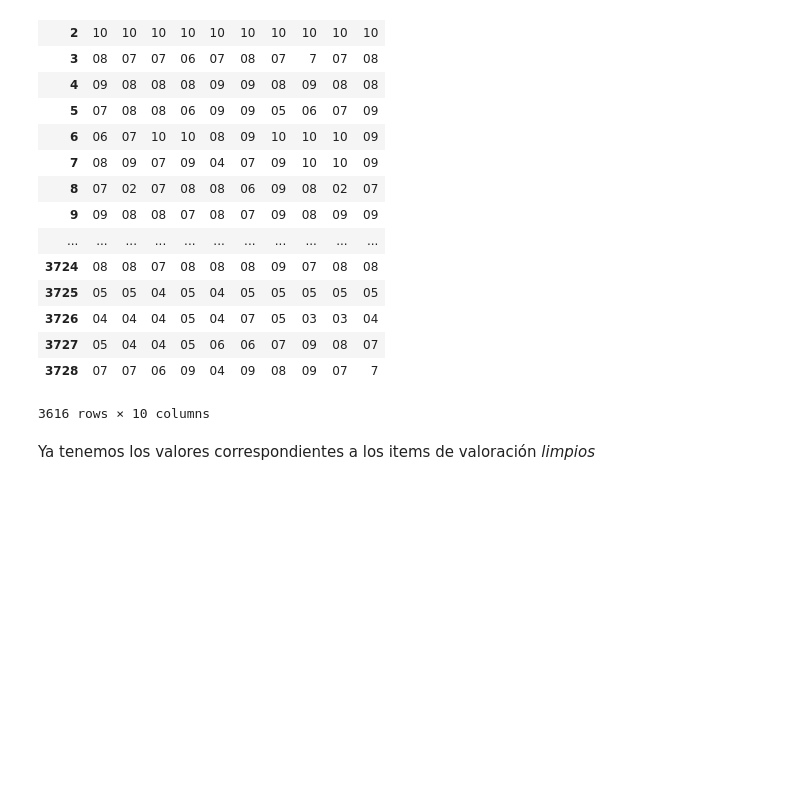
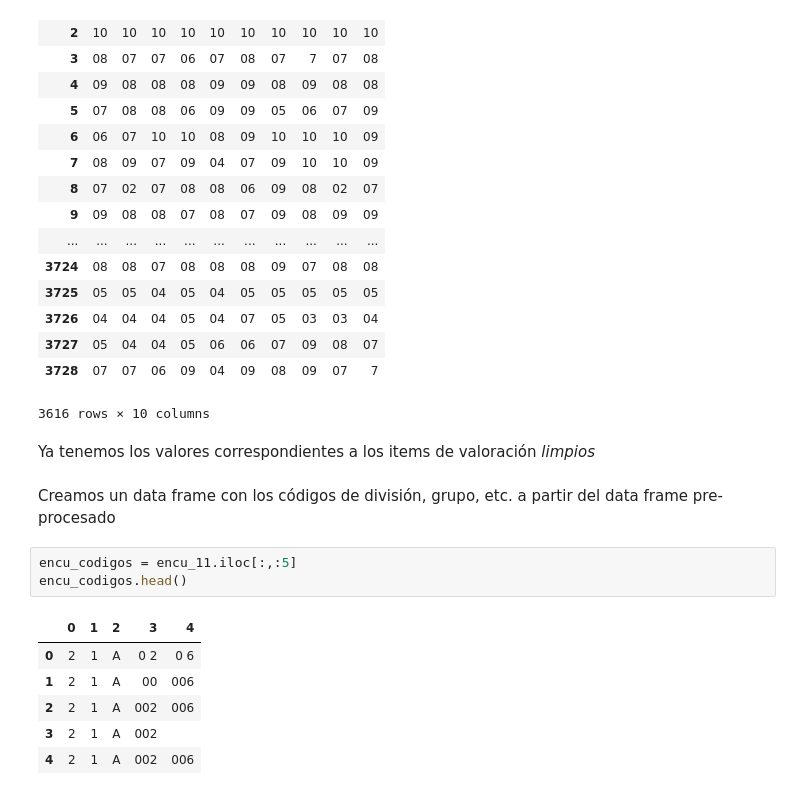
Before and after one commit to AntonioPL/TFM_Kschool, a Jupyter notebook: Tidy1.ipynb, the cells around one changed output. Saved outputs shown, nothing was run; the diff lists cells and outputs as text; blank space fills up the shorter version.

Commit message:
Se empieza a procesar el bloque de códigos (grupo, divisíón, etc)

```diff
--- a/Tidy1.ipynb
+++ b/Tidy1.ipynb
@@ -443,3 +443,15 @@ encu_3.apply(reemplazo_mediana, axis = 1)
 3616 rows × 10 columns
 # %% [markdown]
 Ya tenemos los valores correspondientes a los items de valoración *limpios*
+# %% [markdown]
+Creamos un data frame con los códigos de división, grupo, etc. a partir del data frame pre-procesado
+# %%
+encu_codigos = encu_11.iloc[:,:5]
+encu_codigos.head()
+# %% [output]
+|  | 0 | 1 | 2 | 3 | 4 |
+| 0 | 2 | 1 | A | 0 2 | 0 6 |
+| 1 | 2 | 1 | A | 00 | 006 |
+| 2 | 2 | 1 | A | 002 | 006 |
+| 3 | 2 | 1 | A | 002 |  |
+| 4 | 2 | 1 | A | 002 | 006 |
```
Also changed, not shown: parts of 6 cells of this notebook.
